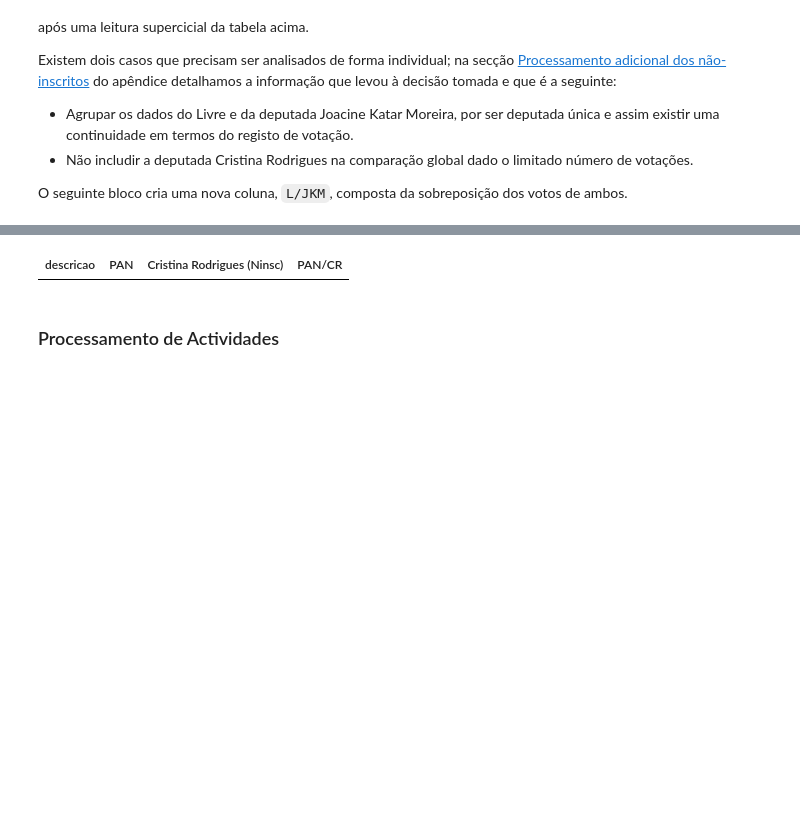
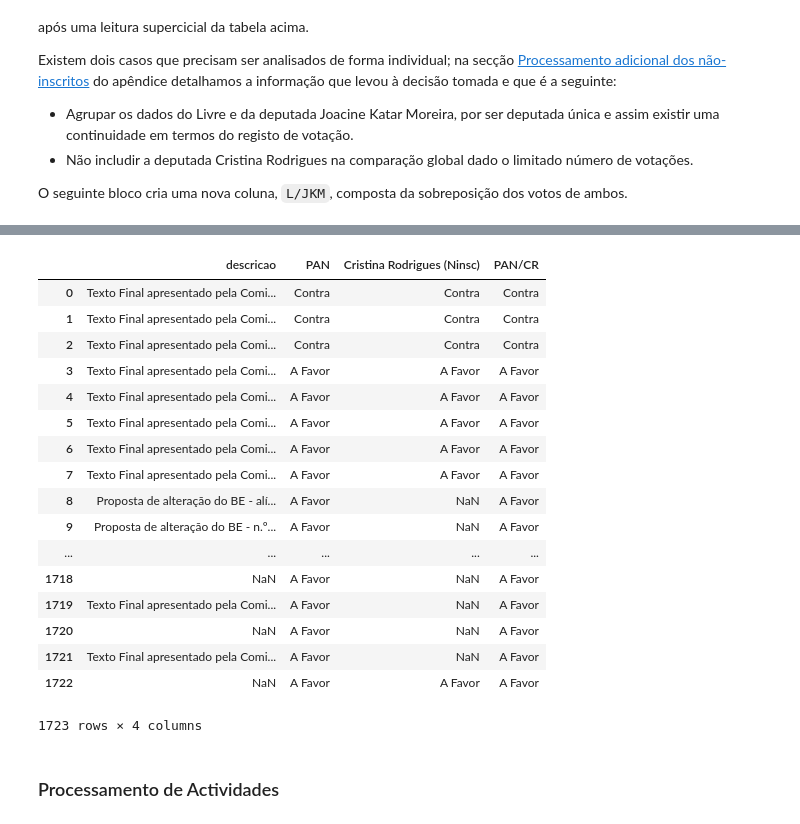
Before and after one commit to fsmunoz/pt-act-parlamentar, a Jupyter notebook: Actividade Parlamentar da XIV Legislatura.ipynb, the cells around one changed output, grey strips where cells are left out. Saved outputs shown, nothing was run; the diff lists cells and outputs as text; code cells hidden in the pictures; blank space fills up the shorter version.

```diff
--- a/Actividade Parlamentar da XIV Legislatura.ipynb
+++ b/Actividade Parlamentar da XIV Legislatura.ipynb
@@ -411,11 +431,28 @@ Processo semelhante aplicamos à deputada Cristina Rodrigues para podermos fazer
 # %%
 ## Copy PAN voting record to new aggregate columns...
 ini_df["PAN/CR"] = ini_df["PAN"]
 ## ... and update/replace with CR voting where it exists
 ini_df["PAN/CR"].update(ini_df["Cristina Rodrigues (Ninsc)"])
-show(ini_df[["descricao","PAN","Cristina Rodrigues (Ninsc)","PAN/CR"]])
+ini_df[["descricao","PAN","Cristina Rodrigues (Ninsc)","PAN/CR"]]
 # %% [output]
-| descricao | PAN | Cristina Rodrigues (Ninsc) | PAN/CR |
+|  | descricao | PAN | Cristina Rodrigues (Ninsc) | PAN/CR |
+| 0 | Texto Final apresentado pela Comi... | Contra | Contra | Contra |
+| 1 | Texto Final apresentado pela Comi... | Contra | Contra | Contra |
+| 2 | Texto Final apresentado pela Comi... | Contra | Contra | Contra |
+| 3 | Texto Final apresentado pela Comi... | A Favor | A Favor | A Favor |
+| 4 | Texto Final apresentado pela Comi... | A Favor | A Favor | A Favor |
+| 5 | Texto Final apresentado pela Comi... | A Favor | A Favor | A Favor |
+| 6 | Texto Final apresentado pela Comi... | A Favor | A Favor | A Favor |
+| 7 | Texto Final apresentado pela Comi... | A Favor | A Favor | A Favor |
+| 8 | Proposta de alteração do BE - alí... | A Favor | NaN | A Favor |
+| 9 | Proposta de alteração do BE - n.º... | A Favor | NaN | A Favor |
+| ... | ... | ... | ... | ... |
+| 1718 | NaN | A Favor | NaN | A Favor |
+| 1719 | Texto Final apresentado pela Comi... | A Favor | NaN | A Favor |
+| 1720 | NaN | A Favor | NaN | A Favor |
+| 1721 | Texto Final apresentado pela Comi... | A Favor | NaN | A Favor |
+| 1722 | NaN | A Favor | A Favor | A Favor |
+1723 rows × 4 columns
 # %% [markdown]
 ### Processamento de Actividades
 # %% [markdown]
```
Also changed, not shown: parts of 7 cells of this notebook.
